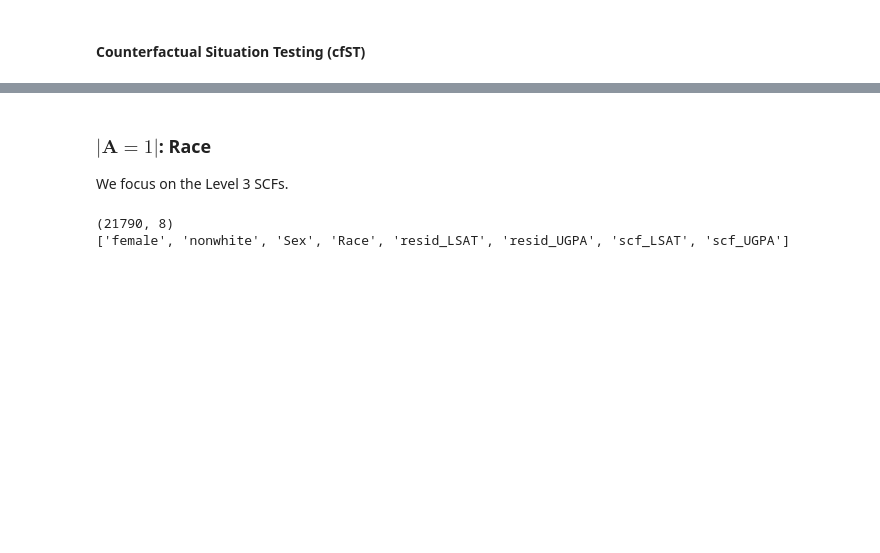
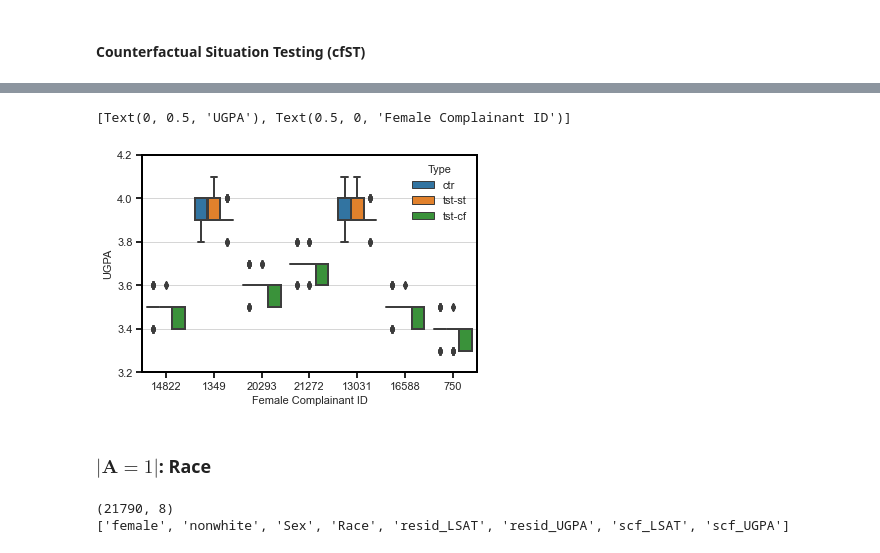
Before and after one commit to cc-jalvarez/revisiting-the-comparator, a Jupyter notebook: src/analysis_law_school.ipynb, the cells around one changed output, grey strips where cells are left out. Saved outputs shown, nothing was run; the diff lists cells and outputs as text; code cells hidden in the pictures; blank space fills up the shorter version.

```diff
--- a/src/analysis_law_school.ipynb
+++ b/src/analysis_law_school.ipynb
@@ -269,6 +236,13 @@ df_wcf_sf_disc[df_wcf_sf_disc['individual'].isin(m_res_df[m_res_df['CF'] == True
+# %%
+# box_plot_data
+plt.ylim(3.2, 4.2)
+sns.boxplot(x = box_plot_data['ID'],
+            y = box_plot_data['UGPA'],
+            hue = box_plot_data['Type']).set(ylabel = 'UGPA', xlabel = 'Female Complainant ID')
+# %% [output]
+[Text(0, 0.5, 'UGPA'), Text(0.5, 0, 'Female Complainant ID')]
+[figure, added]
 # %% [markdown]
 ### $|\mathbf{A}=1|$: Race
-
-We focus on the Level 3 SCFs.
 # %%
 do = 'White'
```
Also changed, not shown: parts of 52 cells of this notebook, 5 other files.
